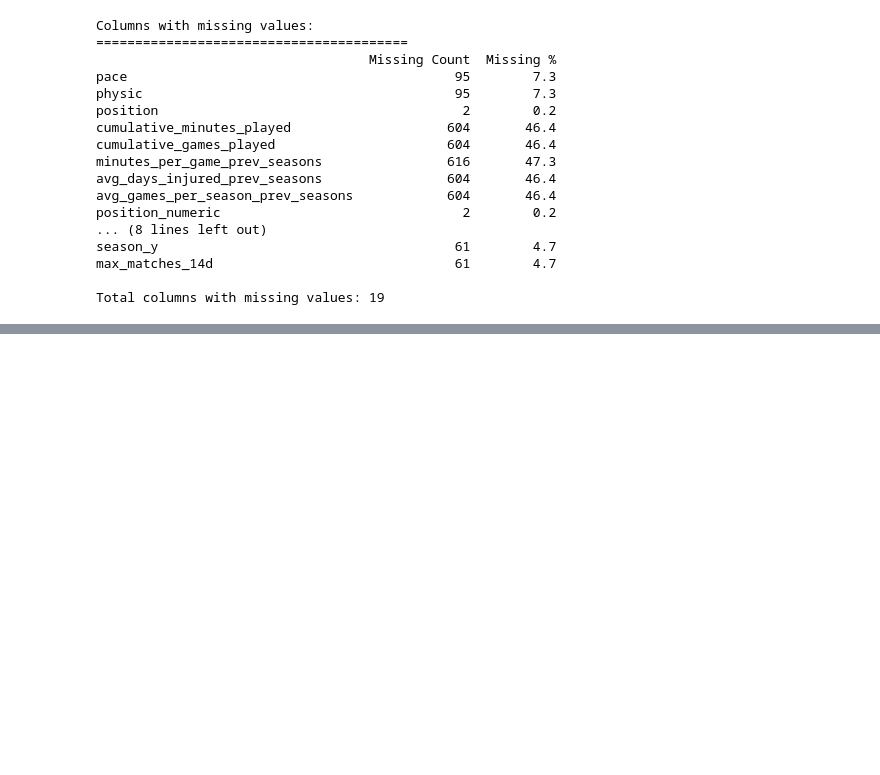
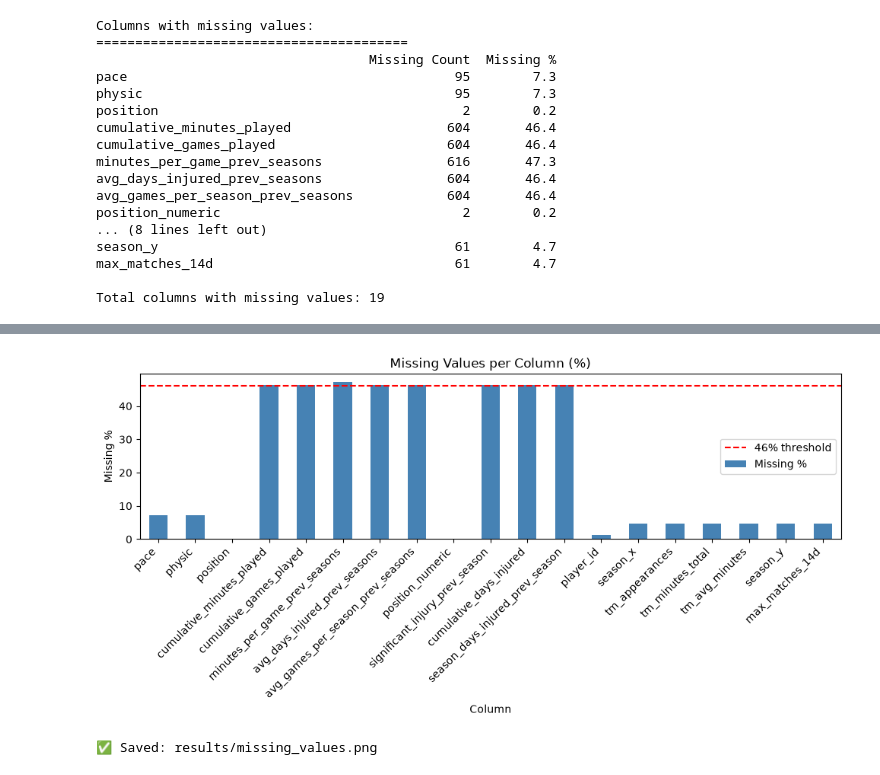
Before and after one commit to Jerrin-Jose/Bachelor-Thesis, a Jupyter notebook: thesis_pipeline.ipynb, the cells around one changed output, grey strips where cells are left out. Drawn from its saved outputs; the diff is of its cells as text; code cells hidden in the pictures; blank space fills up the shorter version.

Commit message:
Add: missing values visualization — bar chart

```diff
--- a/thesis_pipeline.ipynb
+++ b/thesis_pipeline.ipynb
@@ -129,0 +150,20 @@ Total columns with missing values: 19
+# %%
+
+plt.figure(figsize=(10, 5))
+missing_df['Missing %'].plot(
+    kind='bar',
+    color='steelblue'
+)
+plt.title('Missing Values per Column (%)')
+plt.xlabel('Column')
+plt.ylabel('Missing %')
+plt.xticks(rotation=45, ha='right')
+plt.axhline(y=46, color='red', linestyle='--', label='46% threshold')
+plt.legend()
+plt.tight_layout()
+plt.savefig('results/missing_values.png', dpi=150)
+plt.show()
+print("✅ Saved: results/missing_values.png")
+# %% [output]
+[figure, added]
+✅ Saved: results/missing_values.png
```
Also changed, not shown: parts of 1 cell of this notebook, 1 other file.
